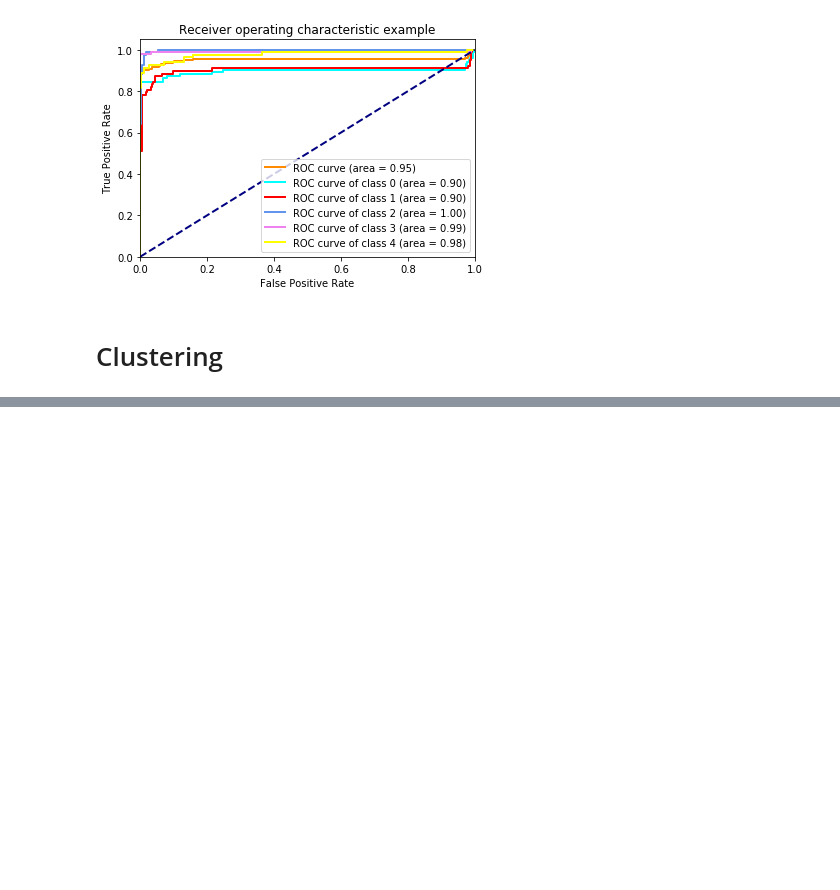
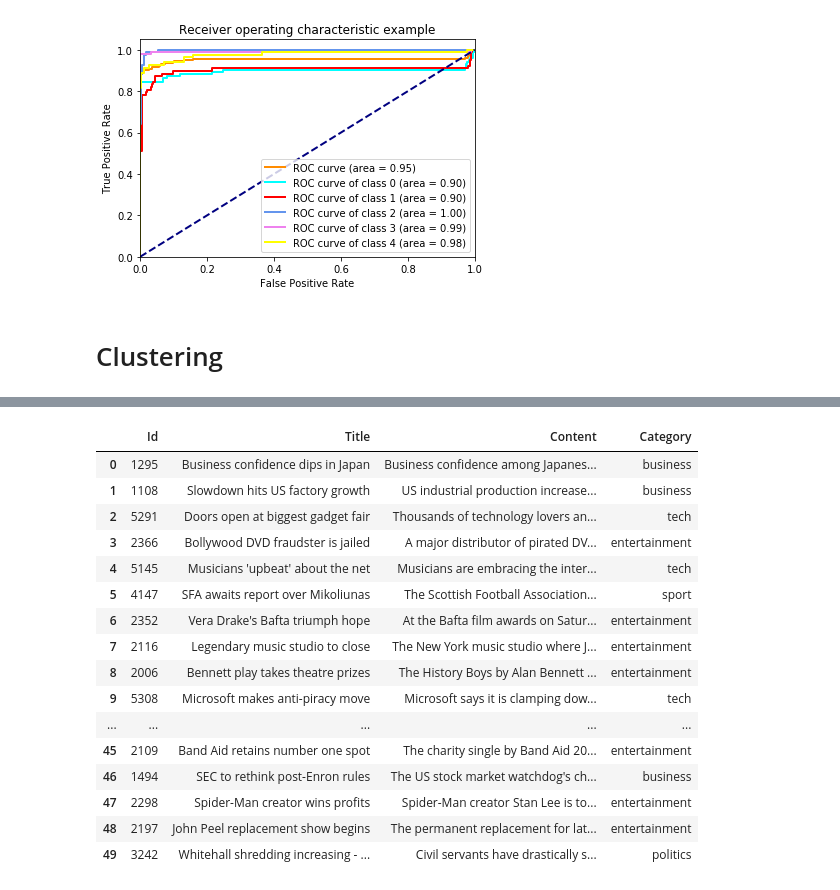
Before and after one commit to TazTornado/MiningTheNews, a Jupyter notebook: src/Categorization.ipynb, the cells around one changed output, grey strips where cells are left out. Saved outputs shown, nothing was run; the diff lists cells and outputs as text; code cells hidden in the pictures; blank space fills up the shorter version.

```diff
--- a/src/Categorization.ipynb
+++ b/src/Categorization.ipynb
@@ -824,0 +870,20 @@ print (model.most_similar(positive=['machine'], negative=[], topn=2))
+# %%
+df_train.head(50)
+# %% [output]
+|  | Id | Title | Content | Category |
+| 0 | 1295 | Business confidence dips in Japan | Business confidence among Japanes... | business |
+| 1 | 1108 | Slowdown hits US factory growth | US industrial production increase... | business |
+| 2 | 5291 | Doors open at biggest gadget fair | Thousands of technology lovers an... | tech |
+| 3 | 2366 | Bollywood DVD fraudster is jailed | A major distributor of pirated DV... | entertainment |
+| 4 | 5145 | Musicians 'upbeat' about the net | Musicians are embracing the inter... | tech |
+| 5 | 4147 | SFA awaits report over Mikoliunas | The Scottish Football Association... | sport |
+| 6 | 2352 | Vera Drake's Bafta triumph hope | At the Bafta film awards on Satur... | entertainment |
+| 7 | 2116 | Legendary music studio to close | The New York music studio where J... | entertainment |
+| 8 | 2006 | Bennett play takes theatre prizes | The History Boys by Alan Bennett ... | entertainment |
+| 9 | 5308 | Microsoft makes anti-piracy move | Microsoft says it is clamping dow... | tech |
+| ... | ... | ... | ... | ... |
+| 45 | 2109 | Band Aid retains number one spot | The charity single by Band Aid 20... | entertainment |
+| 46 | 1494 | SEC to rethink post-Enron rules | The US stock market watchdog's ch... | business |
+| 47 | 2298 | Spider-Man creator wins profits | Spider-Man creator Stan Lee is to... | entertainment |
+| 48 | 2197 | John Peel replacement show begins | The permanent replacement for lat... | entertainment |
+| 49 | 3242 | Whitehall shredding increasing - ... | Civil servants have drastically s... | politics |
```
Also changed, not shown: parts of 15 cells of this notebook.
